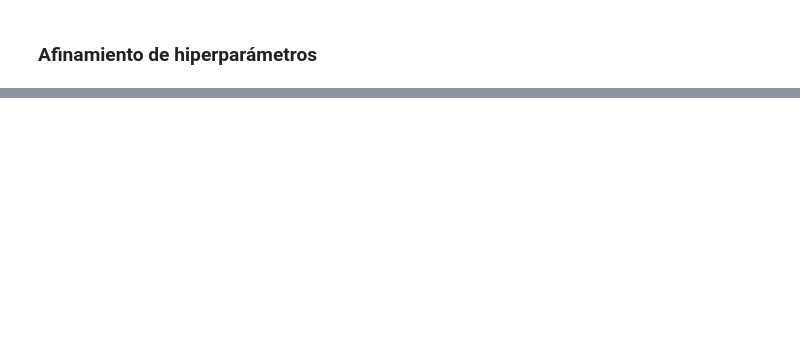
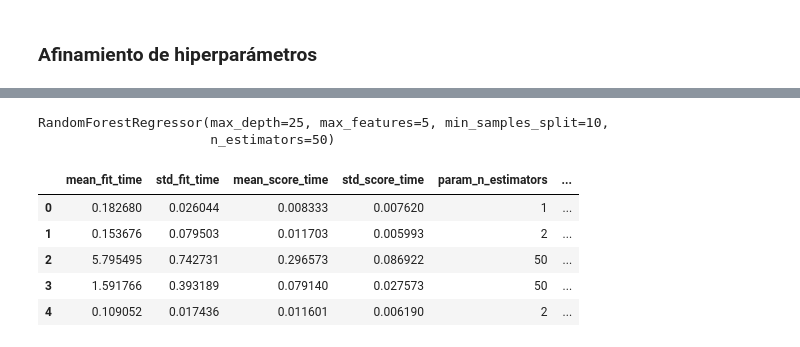
Before and after one commit to EstebanCaroP/Proyecto_Finanzas, a Jupyter notebook: D_Modelos.ipynb, the cells around one changed output, grey strips where cells are left out. Drawn from its saved outputs; the diff is of its cells as text; code cells hidden in the pictures; blank space fills up the shorter version.

```diff
--- a/D_Modelos.ipynb
+++ b/D_Modelos.ipynb
@@ -186,0 +214,6 @@ r2_var_sel.plot(kind = 'box');
+# %%
+param_grid = [{'n_estimators': [1,2,5,20,50],
+               'max_depth': [8,9,10,12,15,17,25],
+               'min_samples_split':[2, 10, 25, 50,100],
+               'min_samples_leaf': [1,2,4,5,10,20,50],
+               'max_features':[1,2,3,4,5,50]}]
@@ -186,0 +226,23 @@ r2_var_sel.plot(kind = 'box');
+# %%
+tun_rf = RandomizedSearchCV(modelo_random_forest, param_distributions = param_grid, n_iter = 5, scoring = "r2")
+tun_rf.fit(X_sel, y_sample)
+
+pd.set_option('display.max_colwidth', 100)
+resultados = tun_rf.cv_results_
+tun_rf.best_params_
+pd_resultados = pd.DataFrame(resultados)
+pd_resultados[["params","mean_test_score"]].sort_values(by = "mean_test_score", ascending = False)
+
+rf_final = tun_rf.best_estimator_
+display(rf_final)
+
+display(pd_resultados)
+# %% [output]
+RandomForestRegressor(max_depth=25, max_features=5, min_samples_split=10,
+                      n_estimators=50)
+|  | mean_fit_time | std_fit_time | mean_score_time | std_score_time | param_n_estimators | ... |
+| 0 | 0.182680 | 0.026044 | 0.008333 | 0.007620 | 1 | ... |
+| 1 | 0.153676 | 0.079503 | 0.011703 | 0.005993 | 2 | ... |
+| 2 | 5.795495 | 0.742731 | 0.296573 | 0.086922 | 50 | ... |
+| 3 | 1.591766 | 0.393189 | 0.079140 | 0.027573 | 50 | ... |
+| 4 | 0.109052 | 0.017436 | 0.011601 | 0.006190 | 2 | ... |
```
Also changed, not shown: parts of 10 cells of this notebook.
